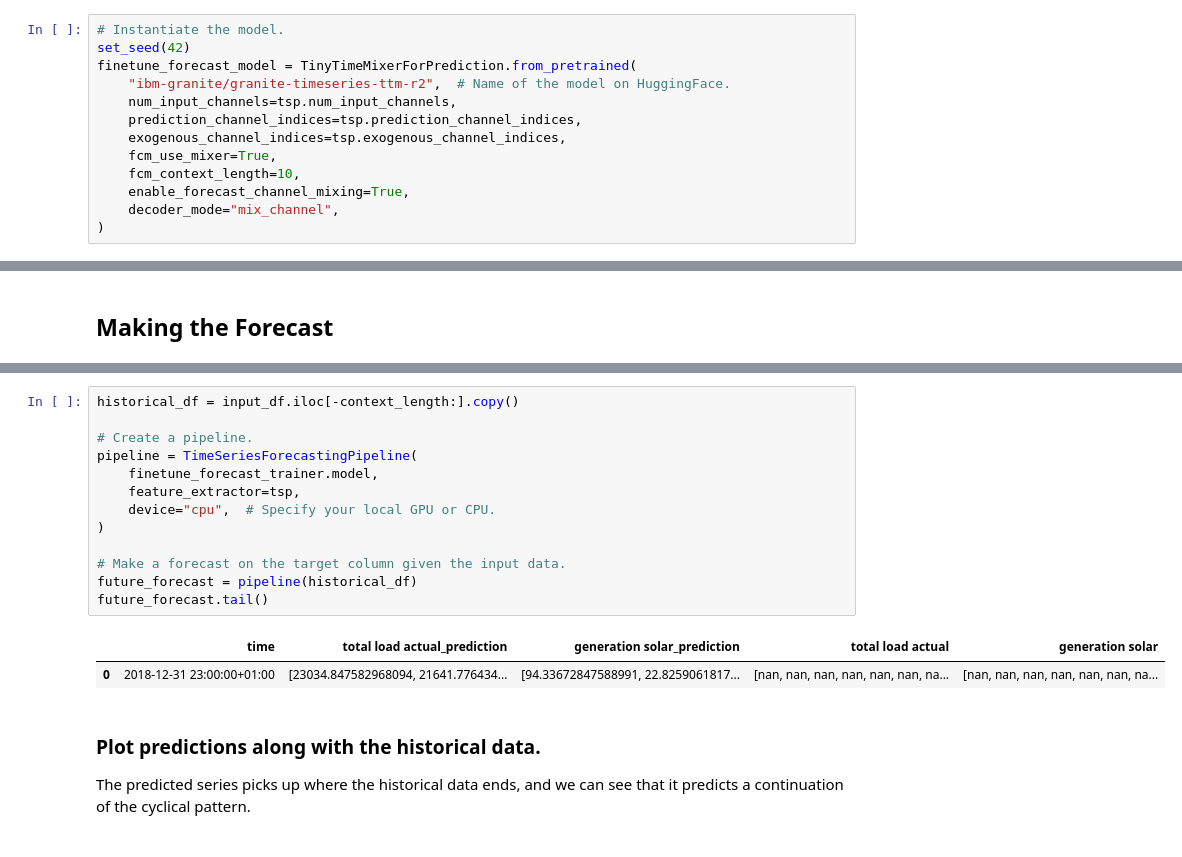
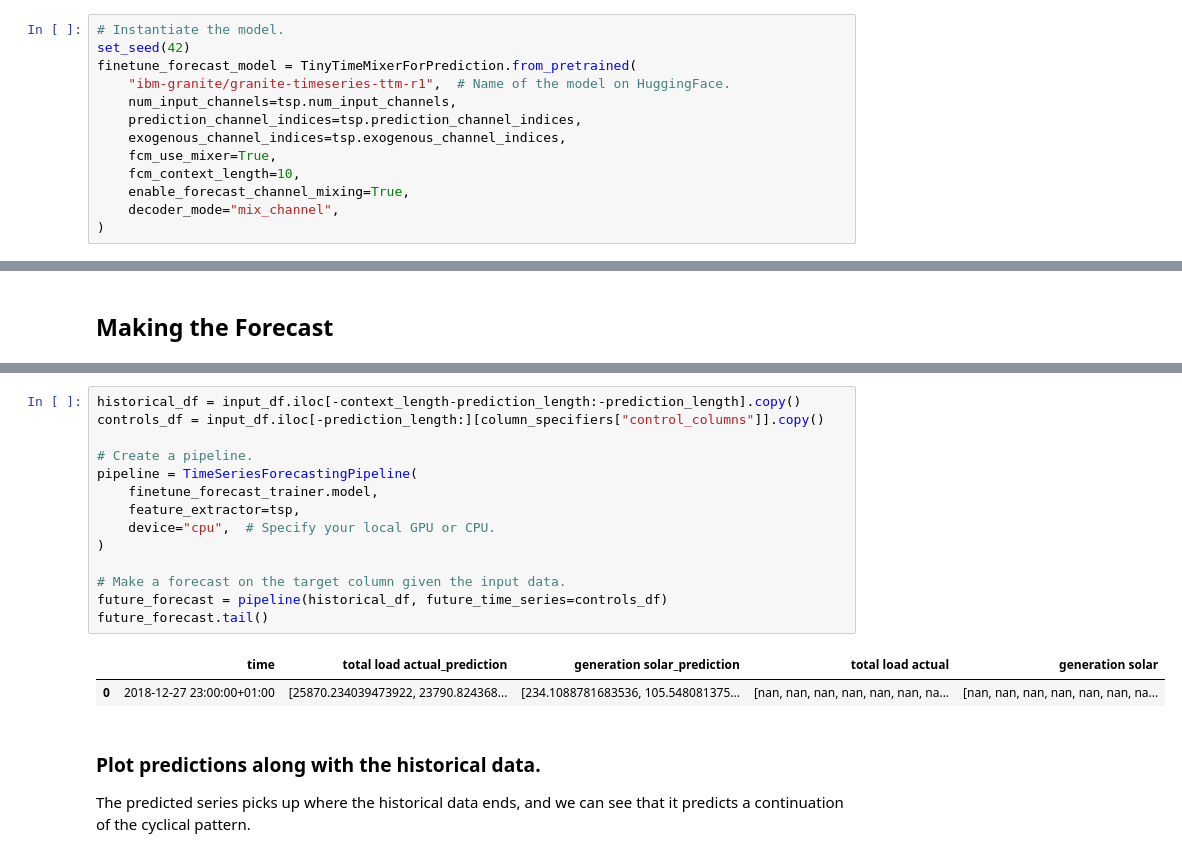
Before and after one commit to ibm-granite-community/granite-timeseries-cookbook, a Jupyter notebook: recipes/Time_Series/Few-shot_Finetuning_and_Evaluation.ipynb, the cells around one changed output, grey strips where cells are left out. Drawn from its saved outputs; the diff is of its cells as text.

```diff
--- a/recipes/Time_Series/Few-shot_Finetuning_and_Evaluation.ipynb
+++ b/recipes/Time_Series/Few-shot_Finetuning_and_Evaluation.ipynb
@@ -185,7 +185,7 @@ The TTM model is hosted on [HuggingFace](https://huggingface.co/ibm-granite/gran
 # Instantiate the model.
 set_seed(42)
 finetune_forecast_model = TinyTimeMixerForPrediction.from_pretrained(
-    "ibm-granite/granite-timeseries-ttm-r2",  # Name of the model on HuggingFace.
+    "ibm-granite/granite-timeseries-ttm-r1",  # Name of the model on HuggingFace.
     num_input_channels=tsp.num_input_channels,
     prediction_channel_indices=tsp.prediction_channel_indices,
     exogenous_channel_indices=tsp.exogenous_channel_indices,
@@ -404,19 +403,20 @@ Set up the forecasting pipeline with the model, setting `frequency` given our kn
 # %%
-historical_df = input_df.iloc[-context_length:].copy()
+historical_df = input_df.iloc[-context_length-prediction_length:-prediction_length].copy()
+controls_df = input_df.iloc[-prediction_length:][column_specifiers["control_columns"]].copy()
 
 # Create a pipeline.
 pipeline = TimeSeriesForecastingPipeline(
     finetune_forecast_trainer.model,
     feature_extractor=tsp,
     device="cpu",  # Specify your local GPU or CPU.
 )
 
 # Make a forecast on the target column given the input data.
-future_forecast = pipeline(historical_df)
+future_forecast = pipeline(historical_df, future_time_series=controls_df)
 future_forecast.tail()
 # %% [output]
 |  | time | total load actual_prediction | generation solar_prediction | total load actual | generation solar |
-| 0 | 2018-12-31 23:00:00+01:00 | [23034.847582968094, 21641.776434... | [94.33672847588991, 22.8259061817... | [nan, nan, nan, nan, nan, nan, na... | [nan, nan, nan, nan, nan, nan, na... |
+| 0 | 2018-12-27 23:00:00+01:00 | [25870.234039473922, 23790.824368... | [234.1088781683536, 105.548081375... | [nan, nan, nan, nan, nan, nan, na... | [nan, nan, nan, nan, nan, nan, na... |
 # %% [markdown]
 ### Plot predictions along with the historical data.
 
```
Also changed, not shown: parts of 7 cells of this notebook, 1 other file.
